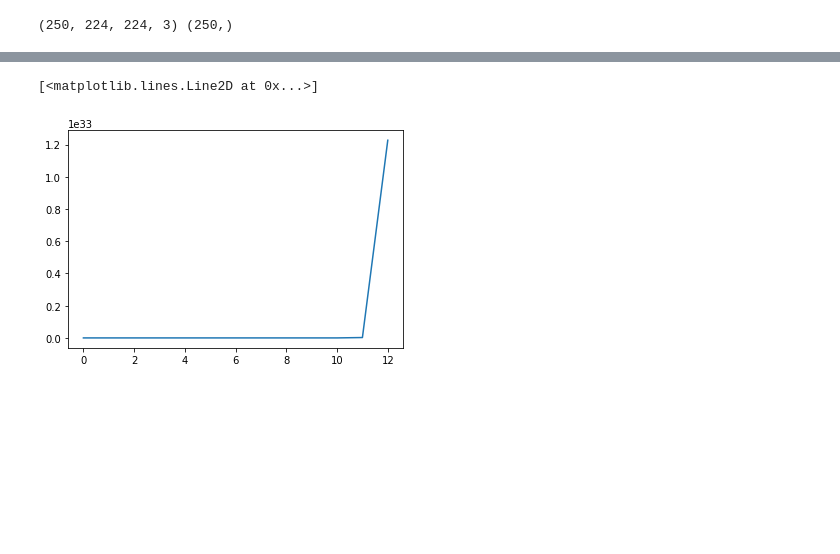
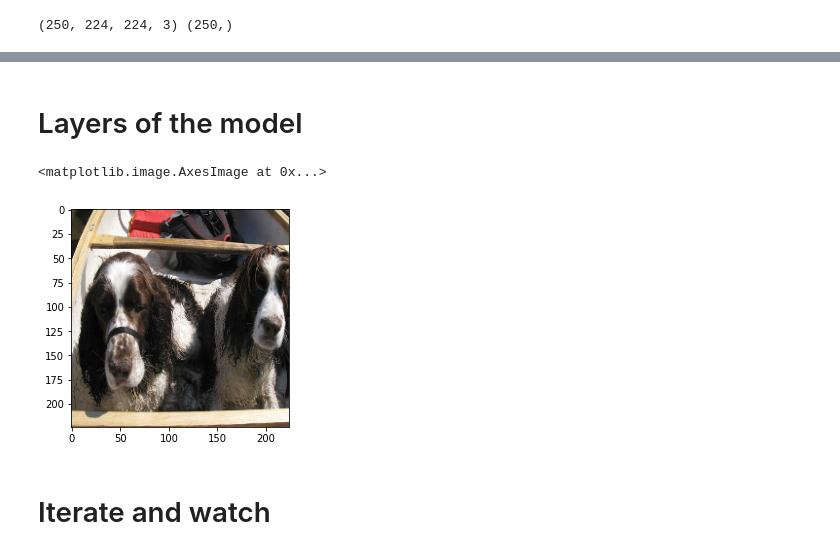
Before and after one commit to ariG23498/NeuralStyleTransfer, a Jupyter notebook: GradientTapeExp.ipynb, the cells around one changed output, grey strips where cells are left out. Saved outputs shown, nothing was run; the diff lists cells and outputs as text; code cells hidden in the pictures; blank space fills up the shorter version.

```diff
--- a/GradientTapeExp.ipynb
+++ b/GradientTapeExp.ipynb
@@ -433,5 +68,17 @@ Clipping input data to the valid range for imshow with RGB data ([0..1] for floa
-# %%
-plt.plot(loss_history)
-# %% [output]
-[<matplotlib.lines.Line2D at 0x...>]
-[figure, removed]
+# %% [markdown]
+# Layers of the model
+# %%
+# the layers that I want to tap
+layers = [
+          'block5_pool',
+          'block4_pool',
+          'block3_pool',
+          'block2_pool',
+          'block1_pool'
+]
+# The input of choice
+X = tf.constant(X_train[np.newaxis,0,:,:,:])
+plt.imshow(X[0])
+# %% [output]
+<matplotlib.image.AxesImage at 0x...>
+[figure, added]
@@ -437,0 +124,2 @@ plt.plot(loss_history)
+# %% [markdown]
+# Iterate and watch
```
Also changed, not shown: parts of 54 cells of this notebook.
